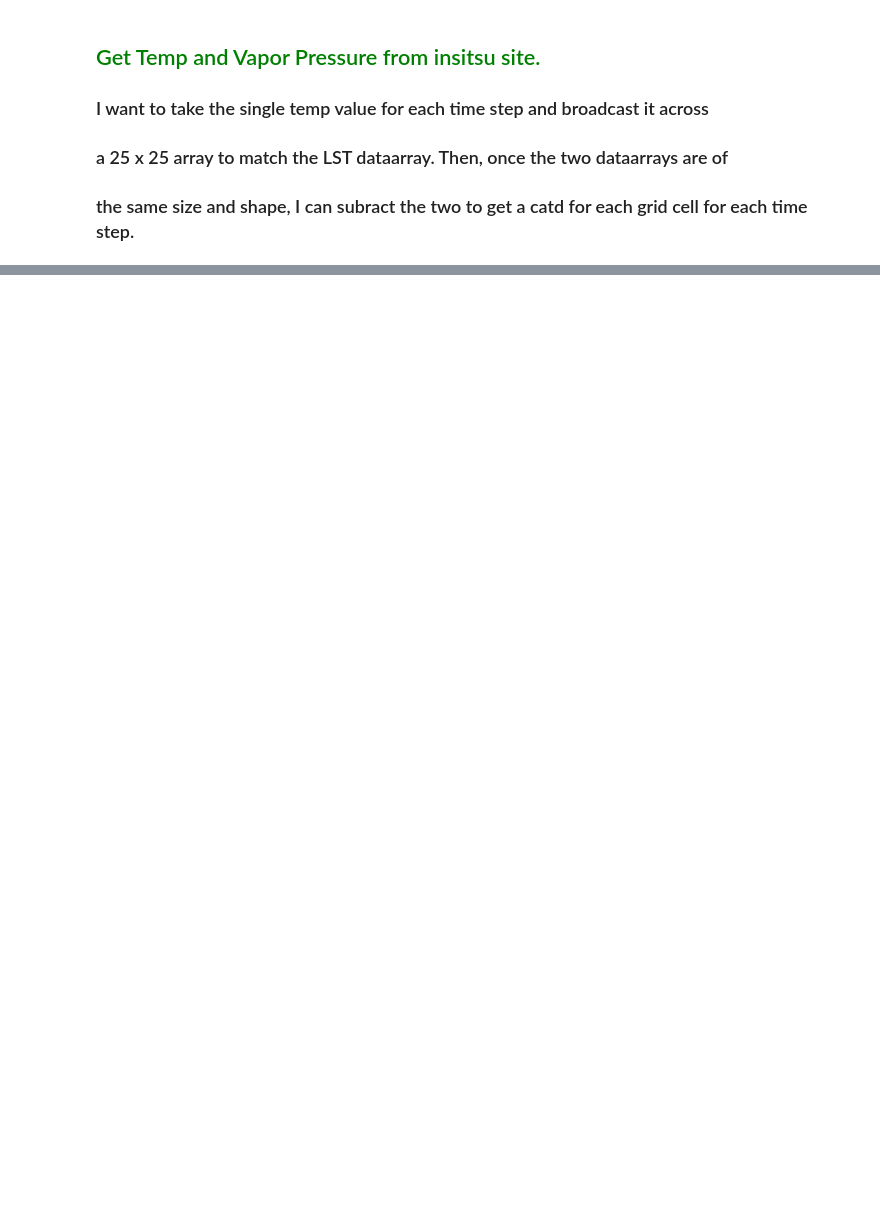
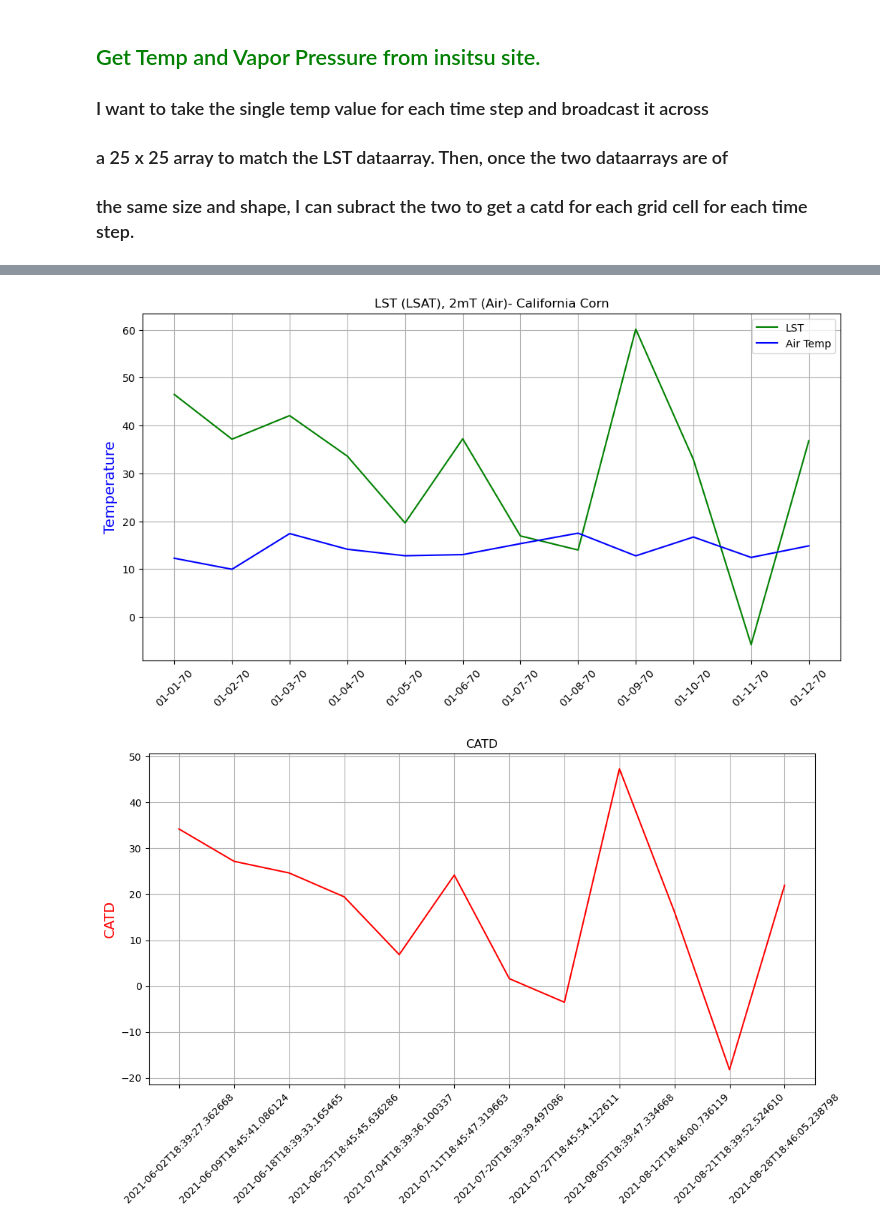
Before and after one commit to eculler/lst-crop-stress-capstone, a Jupyter notebook: exploratory/lst-point-area-comparison-tcruicks.ipynb, the cells around one changed output, grey strips where cells are left out. Drawn from its saved outputs; the diff is of its cells as text; code cells hidden in the pictures; blank space fills up the shorter version.

```diff
--- a/exploratory/lst-point-area-comparison-tcruicks.ipynb
+++ b/exploratory/lst-point-area-comparison-tcruicks.ipynb
@@ -812,0 +762,33 @@ plt.show()
+# %%
+
+centroid = aoi_df.geometry[0].centroid
+set_x, set_y, pixtype = (centroid.x, centroid.y, 'Center Pixel')
+
+fig, ax1 = plt.subplots(figsize=(12, 6))
+fig, ax2 = plt.subplots(figsize=(12, 6))
+
+ax1.plot(lst2_b0_da.time, lst2_b0_da.sel(x=set_x, y=set_y, method='nearest', tolerance=20), c='green', label='LST')
+ax1.plot(ta_stack2.time, ta_stack2.sel(x=set_x, y=set_y, method='nearest', tolerance=20), c='blue', label='Air Temp')
+
+ax2.plot(catd_da.time, catd_da.sel(x=set_x, y=set_y, method='nearest', tolerance=20), c='red')
+
+ax1.set_ylabel("Temperature", color='blue', fontsize=14)
+ax2.set_ylabel("CATD", color='red', fontsize=14)
+
+ax1.set_title(f"LST (LSAT), 2mT (Air)- California {analysis}")
+ax2.set_title('CATD')
+
+ax1.grid(True)
+ax2.grid(True)
+
+ax1.tick_params(axis='x', labelrotation = 45)
+ax2.tick_params(axis='x', labelrotation = 45)
+
+ax1.legend()
+
+# Define the date format
+date_form = DateFormatter("%m-%d-%y")
+ax1.xaxis.set_major_formatter(date_form)
+# %% [output]
+[figure, added]
+[figure, added]
```
Also changed, not shown: parts of 42 cells of this notebook, 2 other files.
